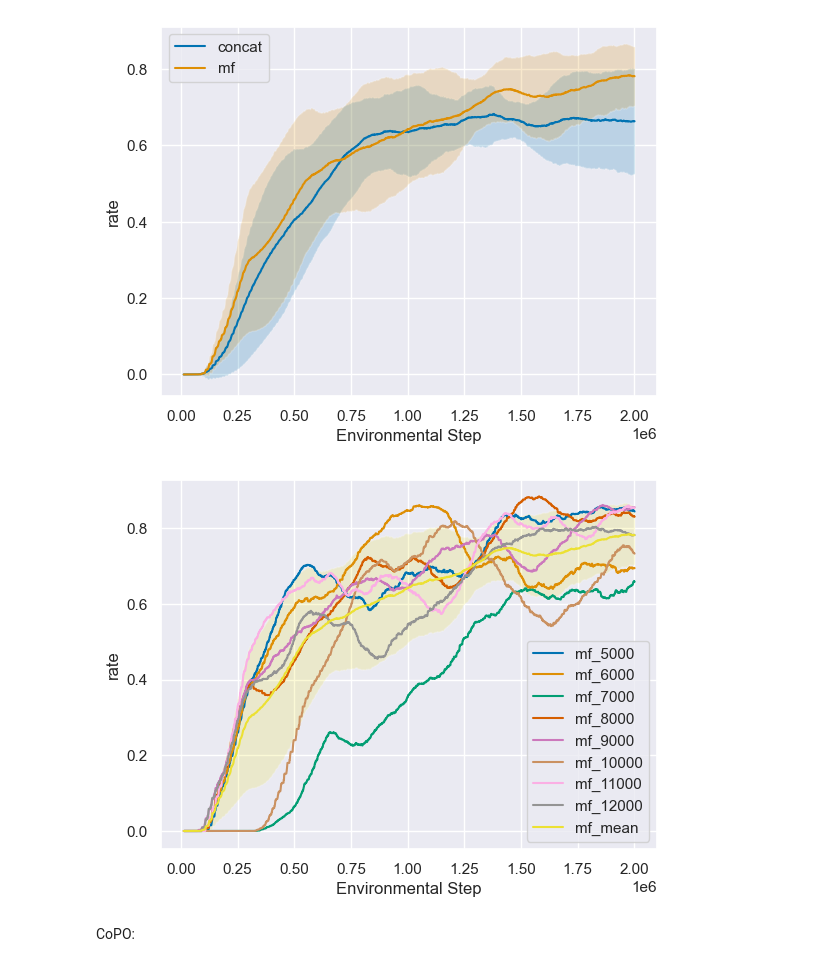
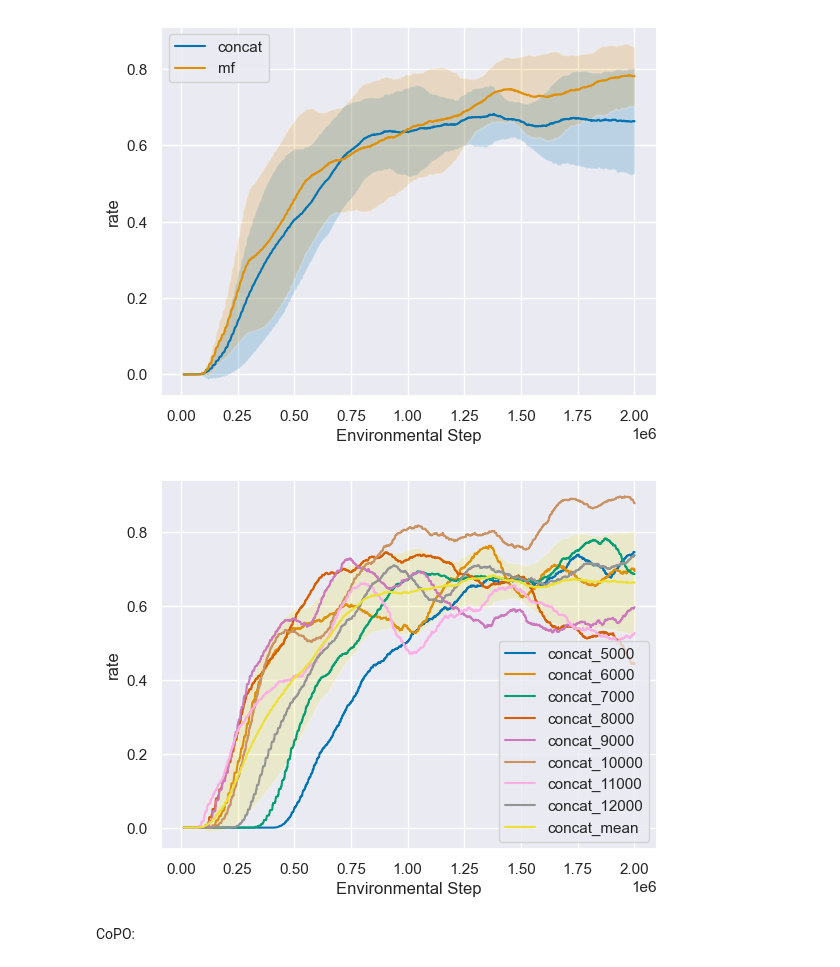
Before and after one commit to jimmydengpeng/MARLPO, a Jupyter notebook: plot2.ipynb, the cells around one changed output. Cells and saved outputs as stored; diff of their text form; code cells hidden in the pictures.

Commit message:
update plot & eval

```diff
--- a/plot2.ipynb
+++ b/plot2.ipynb
@@ -172,9 +185,9 @@ for mode in ['concat', 'mf']:
 # %% [output]
 [figure]
 # %%
-plot_sep_mean(rr_cc, p='mf')
+plot_sep_mean(rr_cc, p='concat')
 # %% [output]
-[figure, old version]
+[figure, new version]
 # %% [markdown]
 CoPO:
 # %%
```
Also changed, not shown: parts of 4 cells of this notebook, 9 other files.
